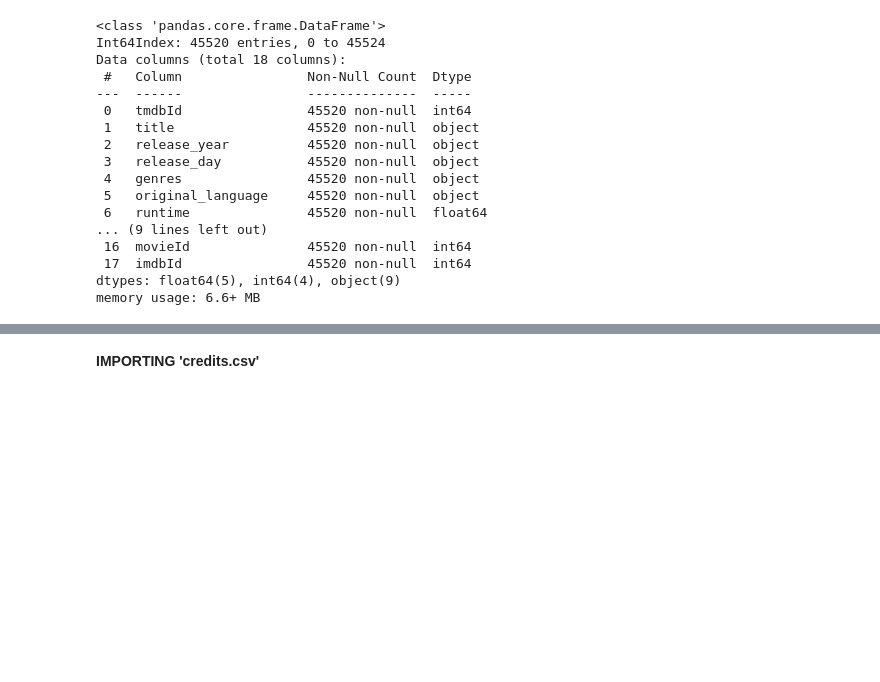
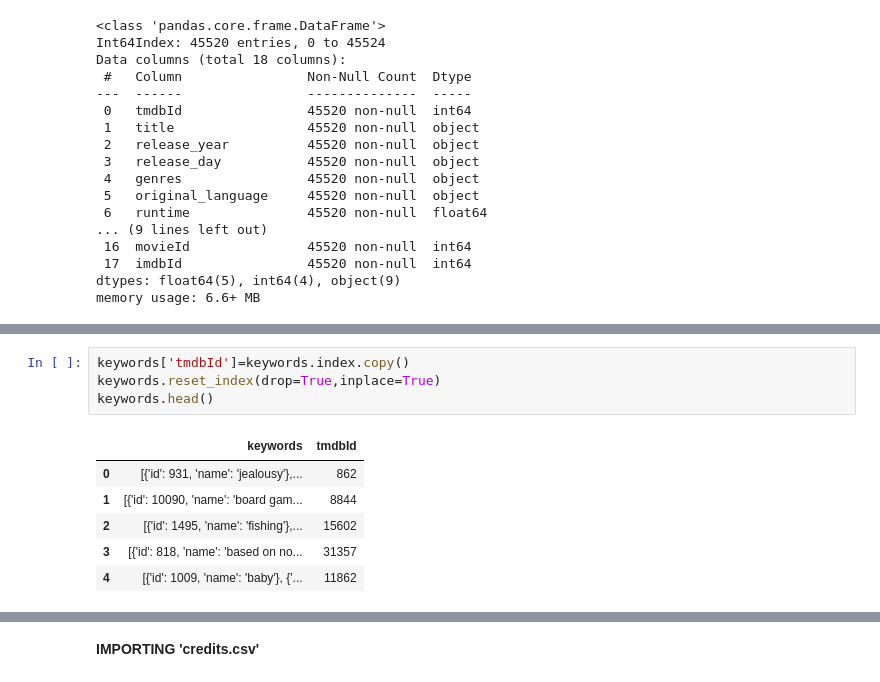
Before and after one commit to disha2sinha/Movie-Recommendation-System, a Jupyter notebook: Overview_of_the_Datasets_Data_Wrangling_and_Data_Cleaning.ipynb, the cells around one changed output, grey strips where cells are left out. Drawn from its saved outputs; the diff is of its cells as text; blank space fills up the shorter version.

```diff
--- a/Overview_of_the_Datasets_Data_Wrangling_and_Data_Cleaning.ipynb
+++ b/Overview_of_the_Datasets_Data_Wrangling_and_Data_Cleaning.ipynb
@@ -626,0 +643,11 @@ memory usage: 6.6+ MB
+# %%
+keywords['tmdbId']=keywords.index.copy()
+keywords.reset_index(drop=True,inplace=True)
+keywords.head()
+# %% [output]
+|  | keywords | tmdbId |
+| 0 | [{'id': 931, 'name': 'jealousy'},... | 862 |
+| 1 | [{'id': 10090, 'name': 'board gam... | 8844 |
+| 2 | [{'id': 1495, 'name': 'fishing'},... | 15602 |
+| 3 | [{'id': 818, 'name': 'based on no... | 31357 |
+| 4 | [{'id': 1009, 'name': 'baby'}, {'... | 11862 |
```
Also changed, not shown: parts of 13 cells of this notebook.
